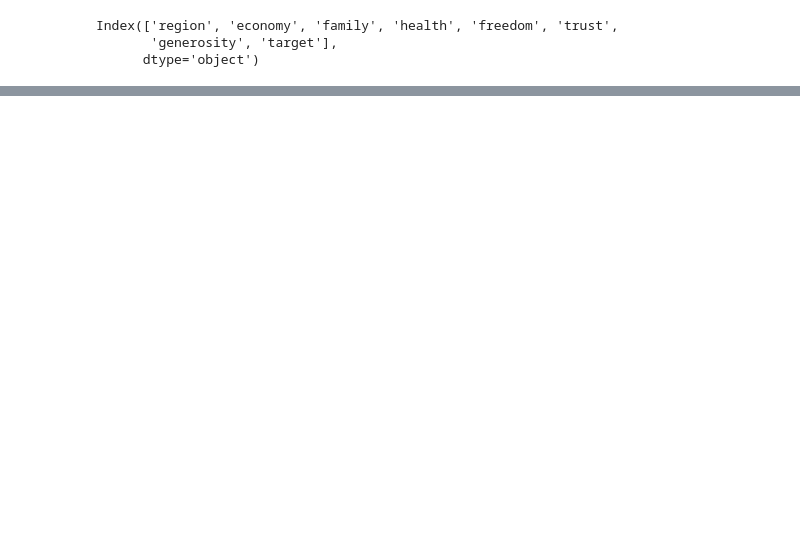
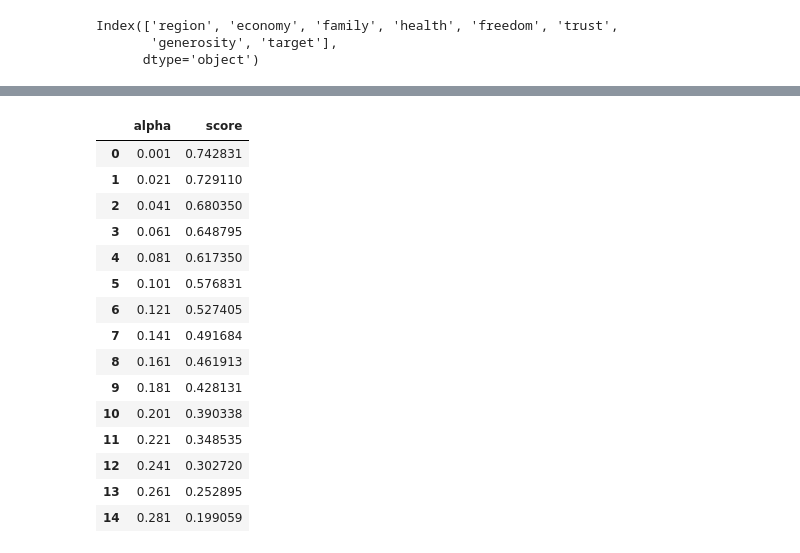
Before and after one commit to mikulatomas/statistics, a Jupyter notebook: regression/lasso_regression.ipynb, the cells around one changed output, grey strips where cells are left out. Saved outputs shown, nothing was run; the diff lists cells and outputs as text; code cells hidden in the pictures; blank space fills up the shorter version.

```diff
--- a/regression/lasso_regression.ipynb
+++ b/regression/lasso_regression.ipynb
@@ -18 +24,25 @@ test_y = df_test['target']
+# %%
+scores = []
+alphas = []
+for i in np.arange(0.001, 0.3, 0.02):
+    alphas.append(i)
+    scores.append(cross_val_score(Lasso(alpha=i), train_X, train_y).mean())
+pd.DataFrame(zip(alphas, scores), columns=['alpha', 'score'])
+# %% [output]
+|  | alpha | score |
+| 0 | 0.001 | 0.742831 |
+| 1 | 0.021 | 0.729110 |
+| 2 | 0.041 | 0.680350 |
+| 3 | 0.061 | 0.648795 |
+| 4 | 0.081 | 0.617350 |
+| 5 | 0.101 | 0.576831 |
+| 6 | 0.121 | 0.527405 |
+| 7 | 0.141 | 0.491684 |
+| 8 | 0.161 | 0.461913 |
+| 9 | 0.181 | 0.428131 |
+| 10 | 0.201 | 0.390338 |
+| 11 | 0.221 | 0.348535 |
+| 12 | 0.241 | 0.302720 |
+| 13 | 0.261 | 0.252895 |
+| 14 | 0.281 | 0.199059 |
 # %%
```
Also changed, not shown: parts of 5 cells of this notebook, 3 other files.
